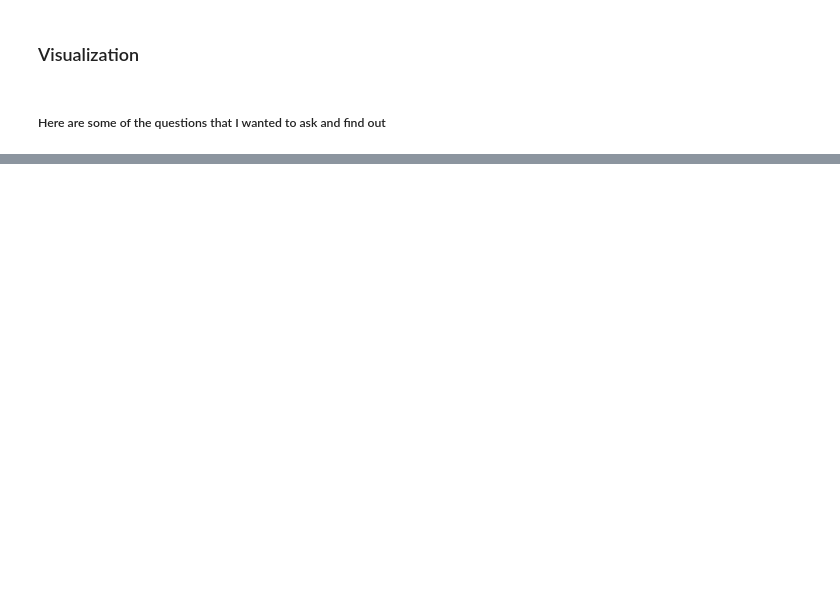
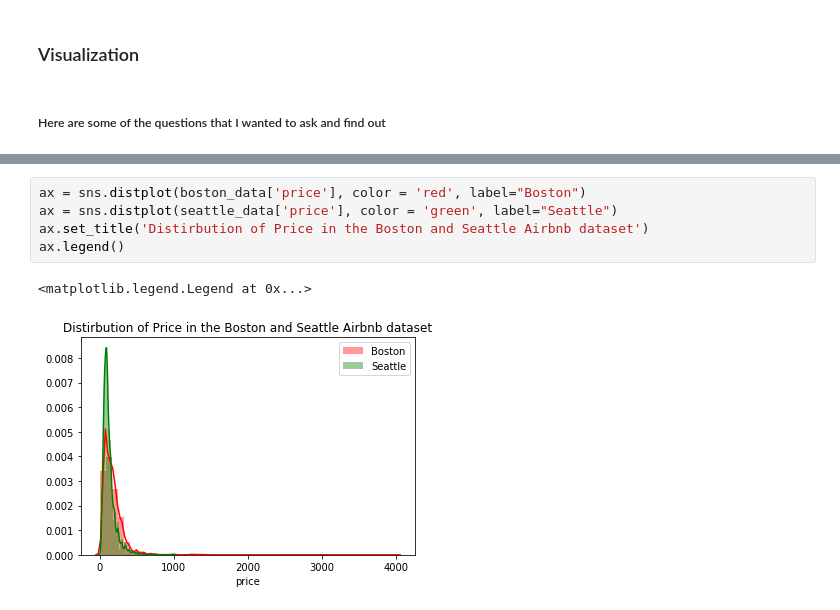
Before and after one commit to EthanTGo/airbnbdataset, a Jupyter notebook: Boston and Seattle Housing Analysis.ipynb, the cells around one changed output, grey strips where cells are left out. Cells and saved outputs as stored; diff of their text form; blank space fills up the shorter version.

```diff
--- a/Boston and Seattle Housing Analysis.ipynb
+++ b/Boston and Seattle Housing Analysis.ipynb
@@ -73,0 +167,8 @@ msno.matrix(full_data)
+# %%
+ax = sns.distplot(boston_data['price'], color = 'red', label="Boston")
+ax = sns.distplot(seattle_data['price'], color = 'green', label="Seattle")
+ax.set_title('Distirbution of Price in the Boston and Seattle Airbnb dataset')
+ax.legend()
+# %% [output]
+<matplotlib.legend.Legend at 0x...>
+[figure, added]
```
Also changed, not shown: parts of 20 cells of this notebook.
